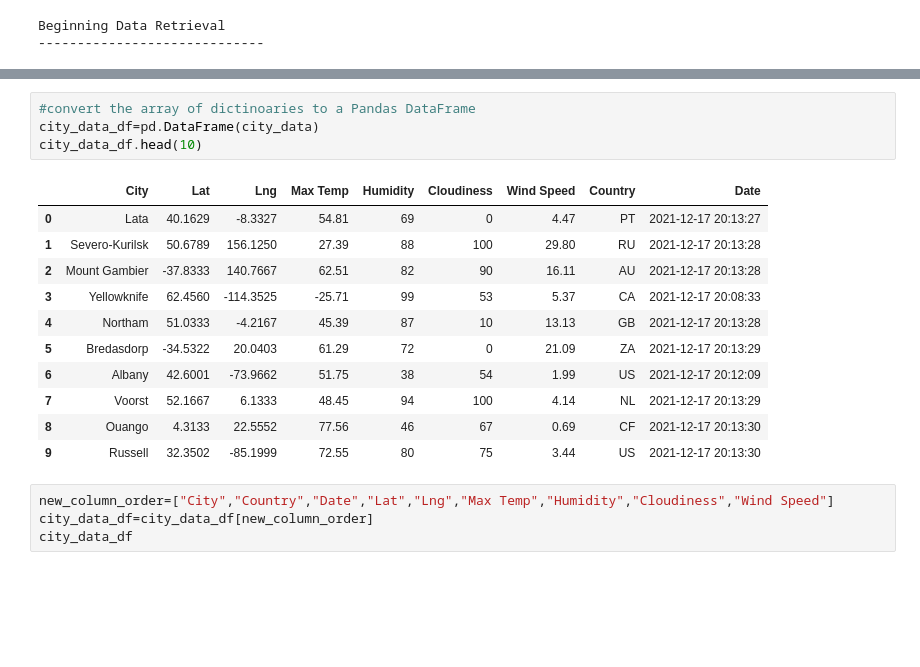
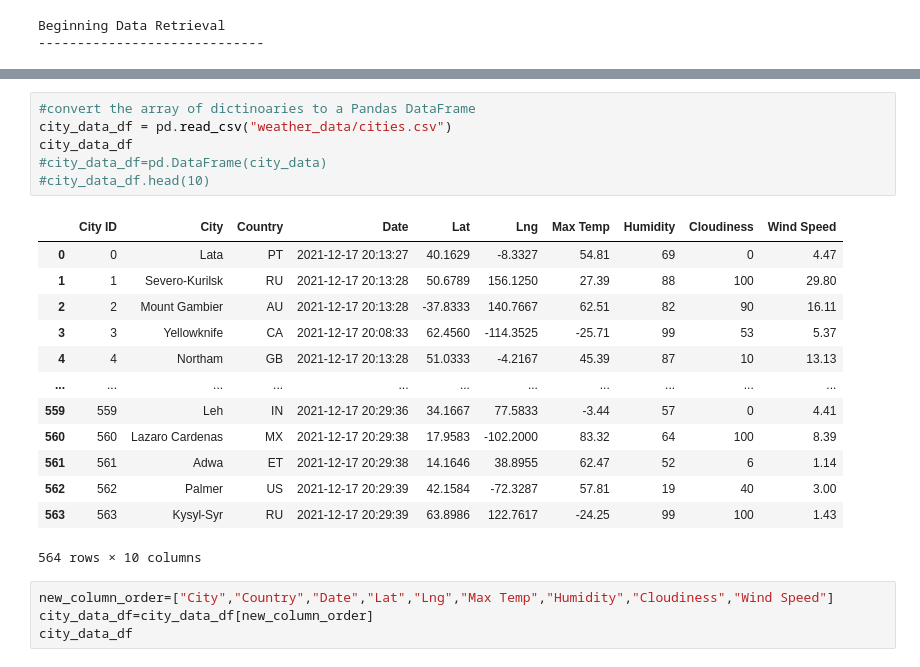
Before and after one commit to lauras521/World_Weather_Analysis, a Jupyter notebook: WeatherPy.ipynb, the cells around one changed output, grey strips where cells are left out. Saved outputs shown, nothing was run; the diff lists cells and outputs as text; blank space fills up the shorter version.

```diff
--- a/WeatherPy.ipynb
+++ b/WeatherPy.ipynb
@@ -147,19 +140,23 @@ Data Retrieval Complete
 # %%
 #convert the array of dictinoaries to a Pandas DataFrame
-city_data_df=pd.DataFrame(city_data)
-city_data_df.head(10)
+city_data_df = pd.read_csv("weather_data/cities.csv")
+city_data_df
+#city_data_df=pd.DataFrame(city_data)
+#city_data_df.head(10)
 # %% [output]
-|  | City | Lat | Lng | Max Temp | Humidity | Cloudiness | Wind Speed | Country | Date |
-| 0 | Lata | 40.1629 | -8.3327 | 54.81 | 69 | 0 | 4.47 | PT | 2021-12-17 20:13:27 |
-| 1 | Severo-Kurilsk | 50.6789 | 156.1250 | 27.39 | 88 | 100 | 29.80 | RU | 2021-12-17 20:13:28 |
-| 2 | Mount Gambier | -37.8333 | 140.7667 | 62.51 | 82 | 90 | 16.11 | AU | 2021-12-17 20:13:28 |
-| 3 | Yellowknife | 62.4560 | -114.3525 | -25.71 | 99 | 53 | 5.37 | CA | 2021-12-17 20:08:33 |
-| 4 | Northam | 51.0333 | -4.2167 | 45.39 | 87 | 10 | 13.13 | GB | 2021-12-17 20:13:28 |
-| 5 | Bredasdorp | -34.5322 | 20.0403 | 61.29 | 72 | 0 | 21.09 | ZA | 2021-12-17 20:13:29 |
-| 6 | Albany | 42.6001 | -73.9662 | 51.75 | 38 | 54 | 1.99 | US | 2021-12-17 20:12:09 |
-| 7 | Voorst | 52.1667 | 6.1333 | 48.45 | 94 | 100 | 4.14 | NL | 2021-12-17 20:13:29 |
-| 8 | Ouango | 4.3133 | 22.5552 | 77.56 | 46 | 67 | 0.69 | CF | 2021-12-17 20:13:30 |
-| 9 | Russell | 32.3502 | -85.1999 | 72.55 | 80 | 75 | 3.44 | US | 2021-12-17 20:13:30 |
+|  | City ID | City | Country | Date | Lat | Lng | Max Temp | Humidity | Cloudiness | Wind Speed |
+| 0 | 0 | Lata | PT | 2021-12-17 20:13:27 | 40.1629 | -8.3327 | 54.81 | 69 | 0 | 4.47 |
+| 1 | 1 | Severo-Kurilsk | RU | 2021-12-17 20:13:28 | 50.6789 | 156.1250 | 27.39 | 88 | 100 | 29.80 |
+| 2 | 2 | Mount Gambier | AU | 2021-12-17 20:13:28 | -37.8333 | 140.7667 | 62.51 | 82 | 90 | 16.11 |
+| 3 | 3 | Yellowknife | CA | 2021-12-17 20:08:33 | 62.4560 | -114.3525 | -25.71 | 99 | 53 | 5.37 |
+| 4 | 4 | Northam | GB | 2021-12-17 20:13:28 | 51.0333 | -4.2167 | 45.39 | 87 | 10 | 13.13 |
+| ... | ... | ... | ... | ... | ... | ... | ... | ... | ... | ... |
+| 559 | 559 | Leh | IN | 2021-12-17 20:29:36 | 34.1667 | 77.5833 | -3.44 | 57 | 0 | 4.41 |
+| 560 | 560 | Lazaro Cardenas | MX | 2021-12-17 20:29:38 | 17.9583 | -102.2000 | 83.32 | 64 | 100 | 8.39 |
+| 561 | 561 | Adwa | ET | 2021-12-17 20:29:38 | 14.1646 | 38.8955 | 62.47 | 52 | 6 | 1.14 |
+| 562 | 562 | Palmer | US | 2021-12-17 20:29:39 | 42.1584 | -72.3287 | 57.81 | 19 | 40 | 3.00 |
+| 563 | 563 | Kysyl-Syr | RU | 2021-12-17 20:29:39 | 63.8986 | 122.7617 | -24.25 | 99 | 100 | 1.43 |
+564 rows × 10 columns
 # %%
 new_column_order=["City","Country","Date","Lat","Lng","Max Temp","Humidity","Cloudiness","Wind Speed"]
 city_data_df=city_data_df[new_column_order]
```
Also changed, not shown: parts of 15 cells of this notebook.
